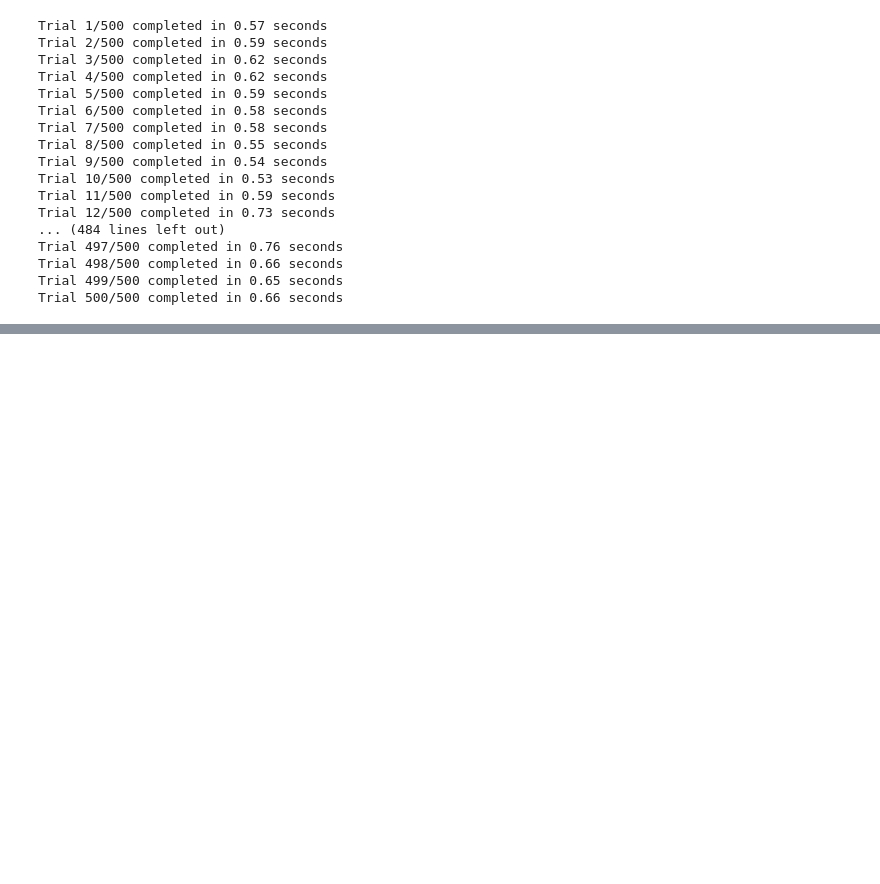
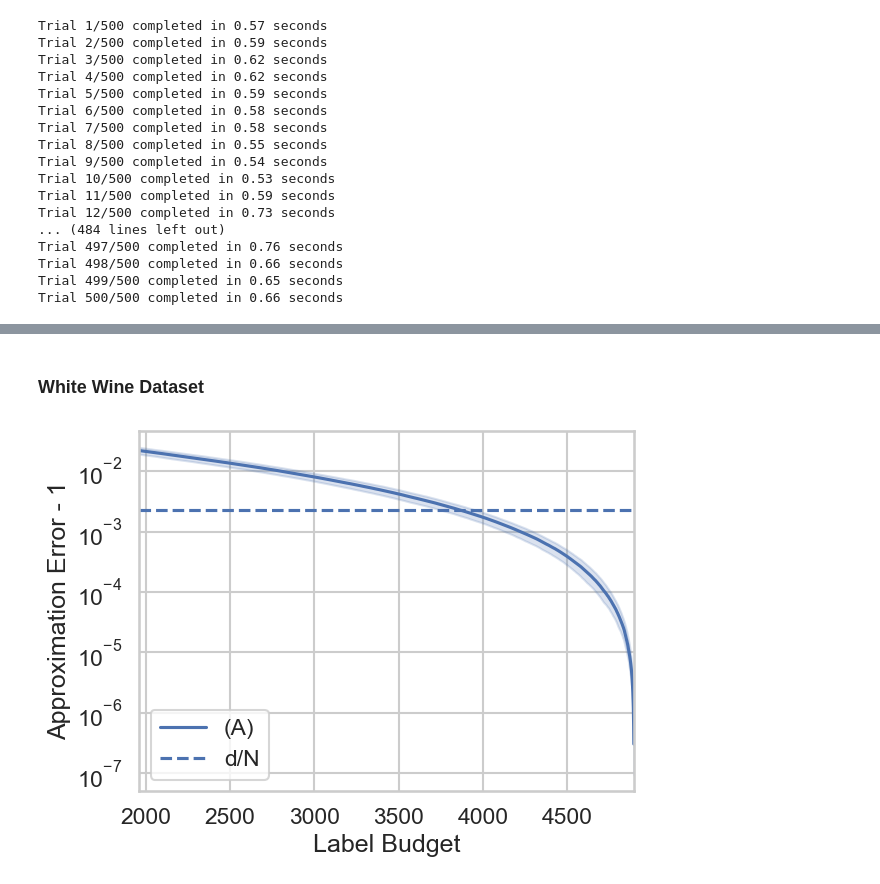
Before and after one commit to khaidongduc/mlopt-proj, a Jupyter notebook: experiments/chaining_test_real.ipynb, the cells around one changed output, grey strips where cells are left out. Cells and saved outputs as stored; diff of their text form; code cells hidden in the pictures; blank space fills up the shorter version.

Commit message:
Adding real dataset experiments with figures

```diff
--- a/experiments/chaining_test_real.ipynb
+++ b/experiments/chaining_test_real.ipynb
@@ -143,0 +142,6 @@ adult.zip    car.names           old.adult.names      wine+quality.zip
+# %% [markdown]
+### White Wine Dataset
+# %%
+Image(filename='WineQualityWhite_Fixed.png')
+# %% [output]
+[figure, added]
```
Also changed, not shown: parts of 7 cells of this notebook.
